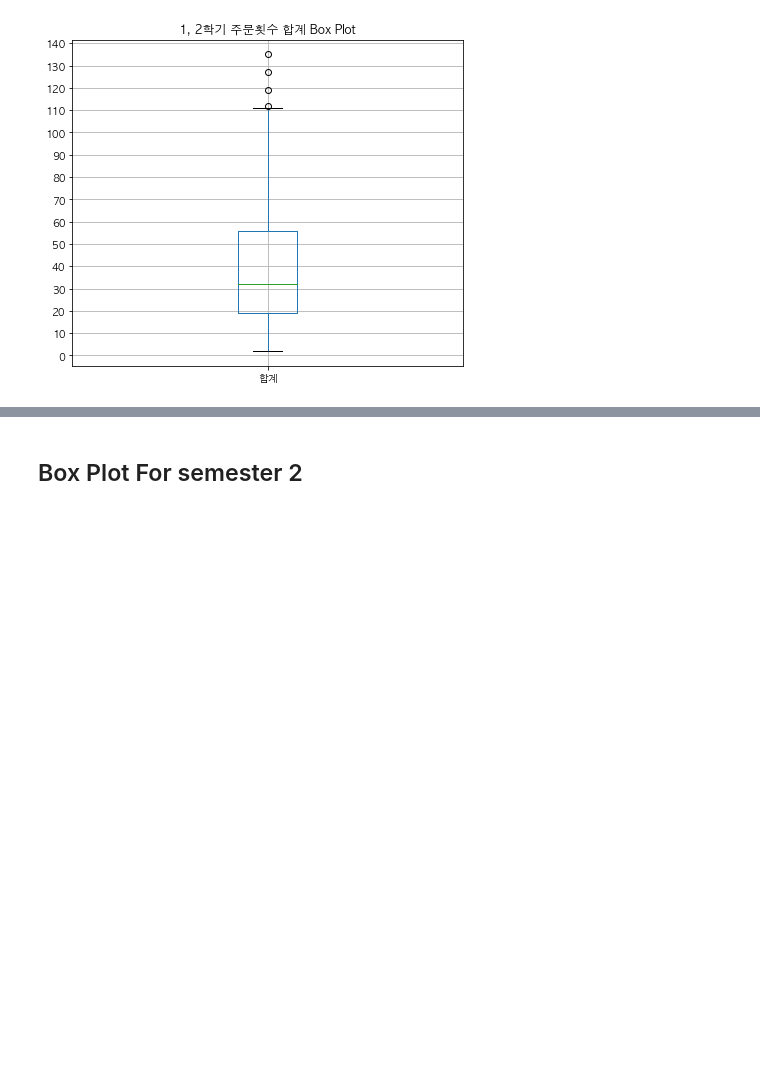
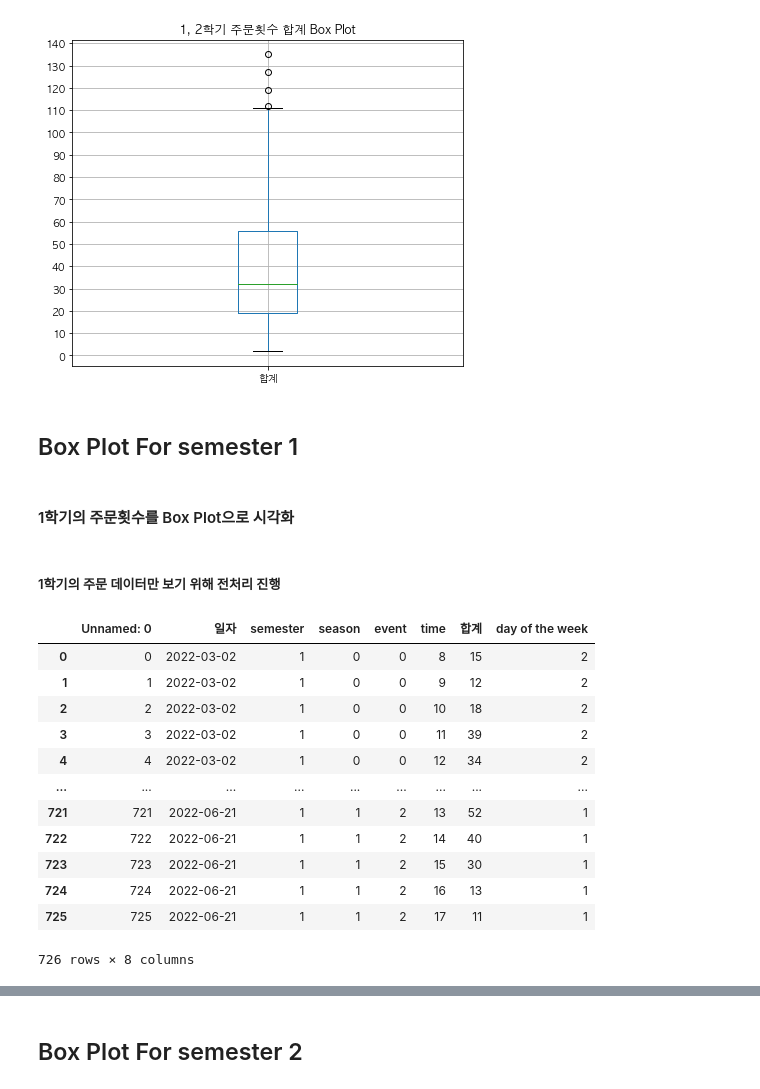
Before and after one commit to sohds/P4DS_gaeun_allocation, a Jupyter notebook: visualization/boxplot_sum.ipynb, the cells around one changed output, grey strips where cells are left out. Drawn from its saved outputs; the diff is of its cells as text; code cells hidden in the pictures; blank space fills up the shorter version.

```diff
--- a/visualization/boxplot_sum.ipynb
+++ b/visualization/boxplot_sum.ipynb
@@ -38,3 +37,27 @@ plt.yticks(np.arange(0, 150, step=10))# 그래프의 y축 범위 및 간격 설
 plt.show()
 # %% [output]
 [figure]
+# %% [markdown]
+## Box Plot For semester 1
+# %% [markdown]
+#### 1학기의 주문횟수를 Box Plot으로 시각화
+# %% [markdown]
+##### 1학기의 주문 데이터만 보기 위해 전처리 진행
+# %%
+# 기존의 데이터에서 'semester' 컬럼 값이 1인 값만 추출하여 새로운 데이터프레임(semester_1) 생성
+semester_1 = df.loc[df.semester == 1]
+semester_1
+# %% [output]
+|  | Unnamed: 0 | 일자 | semester | season | event | time | 합계 | day of the week |
+| 0 | 0 | 2022-03-02 | 1 | 0 | 0 | 8 | 15 | 2 |
+| 1 | 1 | 2022-03-02 | 1 | 0 | 0 | 9 | 12 | 2 |
+| 2 | 2 | 2022-03-02 | 1 | 0 | 0 | 10 | 18 | 2 |
+| 3 | 3 | 2022-03-02 | 1 | 0 | 0 | 11 | 39 | 2 |
+| 4 | 4 | 2022-03-02 | 1 | 0 | 0 | 12 | 34 | 2 |
+| ... | ... | ... | ... | ... | ... | ... | ... | ... |
+| 721 | 721 | 2022-06-21 | 1 | 1 | 2 | 13 | 52 | 1 |
+| 722 | 722 | 2022-06-21 | 1 | 1 | 2 | 14 | 40 | 1 |
+| 723 | 723 | 2022-06-21 | 1 | 1 | 2 | 15 | 30 | 1 |
+| 724 | 724 | 2022-06-21 | 1 | 1 | 2 | 16 | 13 | 1 |
+| 725 | 725 | 2022-06-21 | 1 | 1 | 2 | 17 | 11 | 1 |
+726 rows × 8 columns
```
Also changed, not shown: parts of 13 cells of this notebook, 1 other file.
